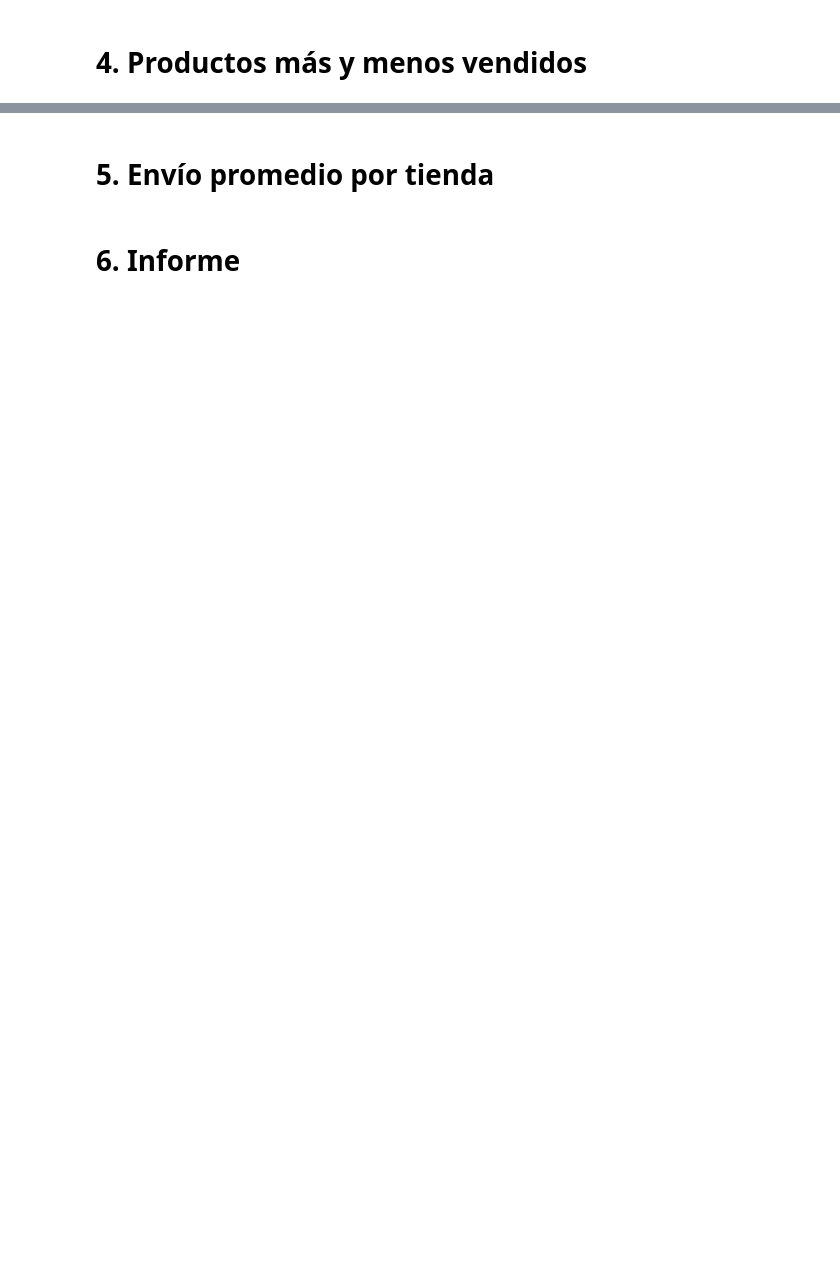
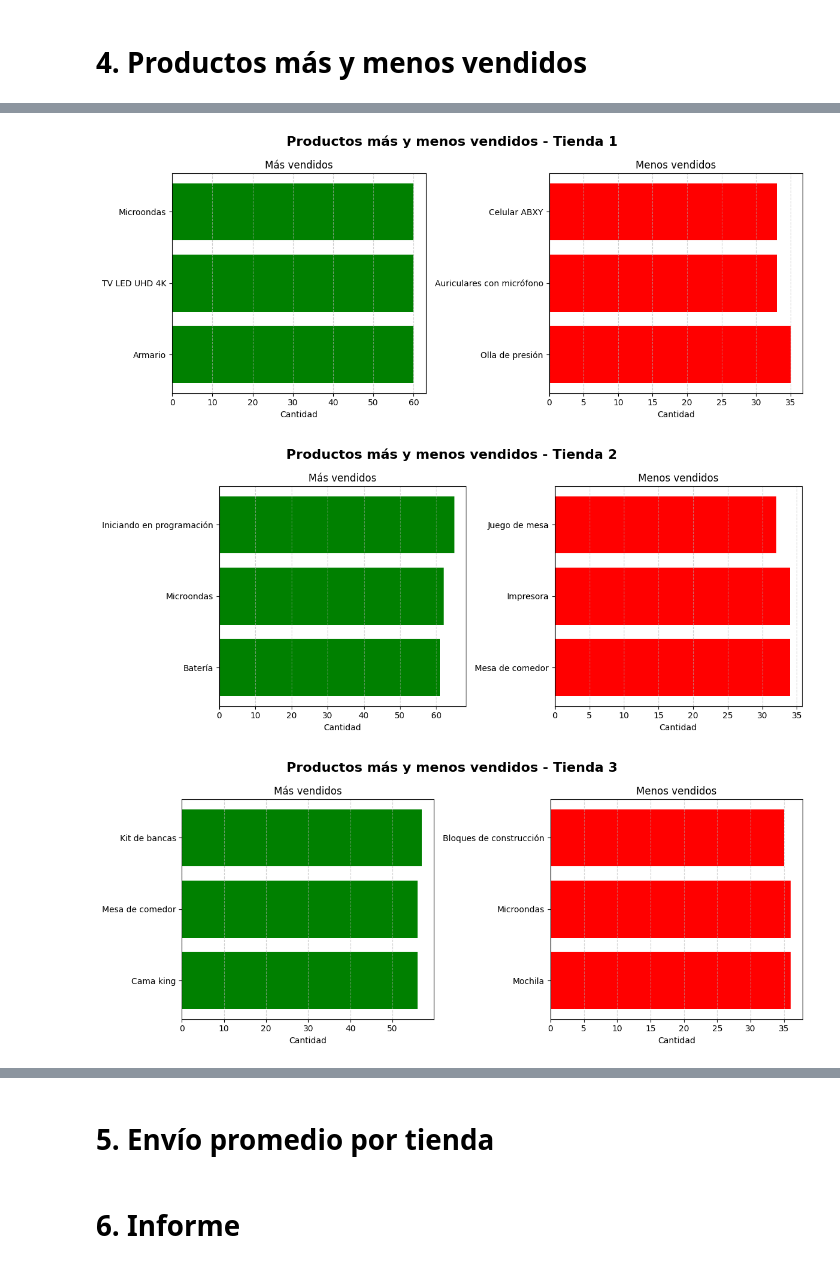
Before and after one commit to esteb4n14/challenge1-data-science-latam, a Jupyter notebook: AluraStoreLatam.ipynb, the cells around one changed output, grey strips where cells are left out. Drawn from its saved outputs; the diff is of its cells as text; code cells hidden in the pictures; blank space fills up the shorter version.

Commit message:
Productos más y menos vendidos

```diff
--- a/AluraStoreLatam.ipynb
+++ b/AluraStoreLatam.ipynb
@@ -183,0 +220,35 @@ plt.show()
+# %%
+import matplotlib.pyplot as plt
+
+# Gráfico de productos más y menos vendidos
+def grafico_productos_extremos(df, nombre_tienda, top_n=3):
+    mas_vendidos = df['Producto'].value_counts().head(top_n)
+    menos_vendidos = df['Producto'].value_counts().tail(top_n)
+
+    fig, axes = plt.subplots(1, 2, figsize=(12, 5))
+    fig.suptitle(f"Productos más y menos vendidos - {nombre_tienda}", fontsize=16, fontweight='bold')
+
+    # Más vendidos
+    axes[0].barh(mas_vendidos.index[::-1], mas_vendidos.values[::-1], color='green')
+    axes[0].set_title("Más vendidos")
+    axes[0].set_xlabel("Cantidad")
+    axes[0].grid(axis='x', linestyle='--', alpha=0.6)
+
+    # Menos vendidos
+    axes[1].barh(menos_vendidos.index, menos_vendidos.values, color='red')
+    axes[1].set_title("Menos vendidos")
+    axes[1].set_xlabel("Cantidad")
+    axes[1].grid(axis='x', linestyle='--', alpha=0.6)
+
+    plt.tight_layout()
+    plt.show()
+
+# Ejemplo para Tienda 1
+grafico_productos_extremos(tienda, "Tienda 1")
+grafico_productos_extremos(tienda2, "Tienda 2")
+grafico_productos_extremos(tienda3, "Tienda 3")
+grafico_productos_extremos(tienda4, "Tienda 4")
+# %% [output]
+[figure, added]
+[figure, added]
+[figure, added]
```
Also changed, not shown: parts of 3 cells of this notebook.
